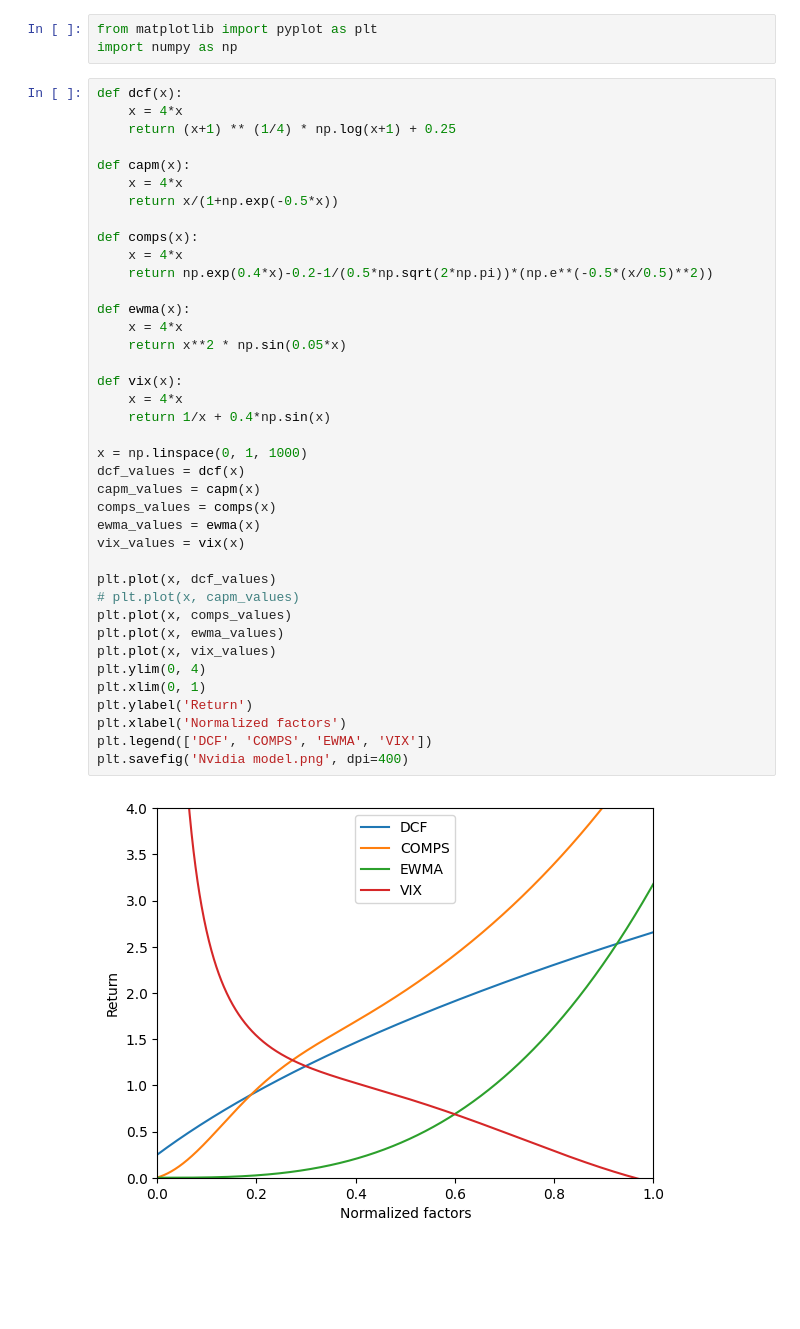
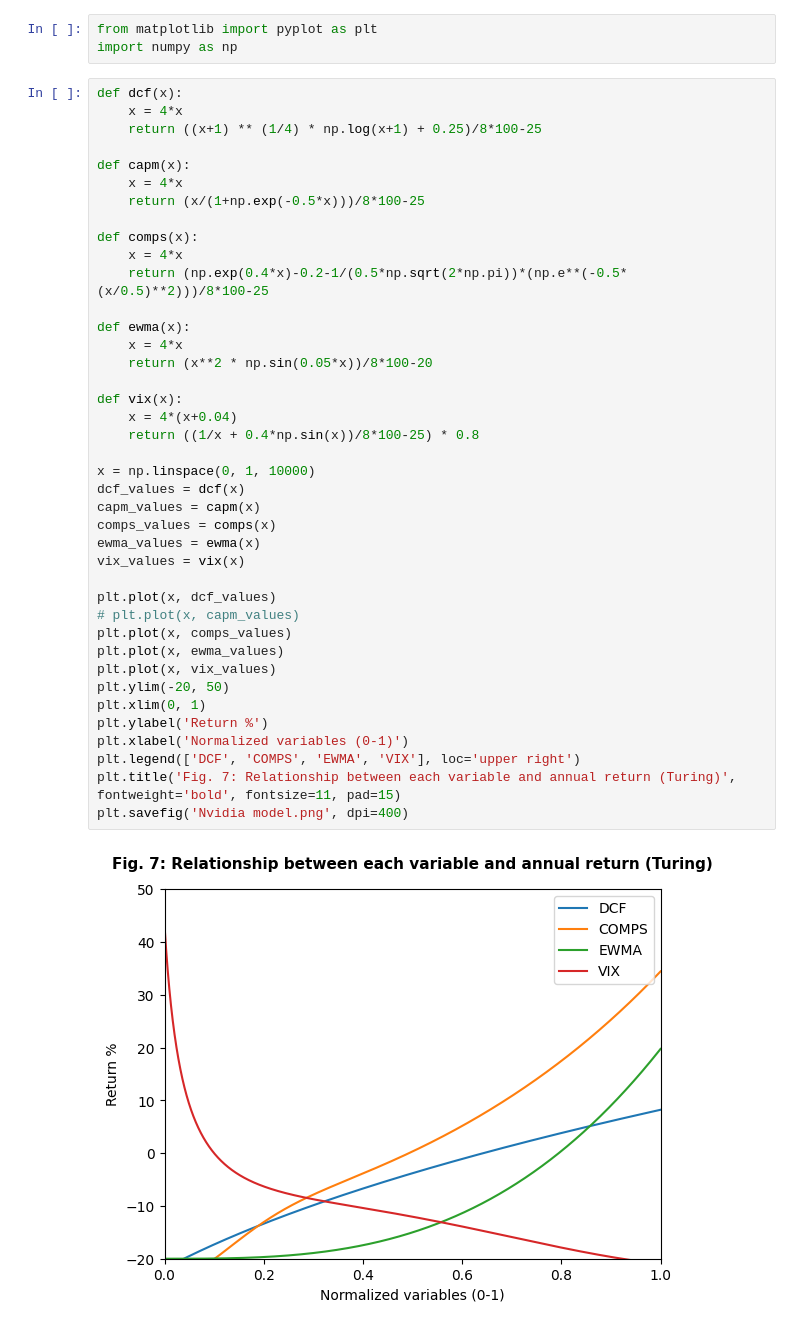
Before and after one commit to aliencaocao/wharton-comp, a Jupyter notebook: model_plot.ipynb, the cells around one changed output. Saved outputs shown, nothing was run; the diff lists cells and outputs as text; blank space fills up the shorter version.

```diff
--- a/model_plot.ipynb
+++ b/model_plot.ipynb
@@ -4,41 +4,42 @@ import numpy as np
 # %%
 def dcf(x):
     x = 4*x
-    return (x+1) ** (1/4) * np.log(x+1) + 0.25
+    return ((x+1) ** (1/4) * np.log(x+1) + 0.25)/8*100-25
 
 def capm(x):
     x = 4*x
-    return x/(1+np.exp(-0.5*x))
+    return (x/(1+np.exp(-0.5*x)))/8*100-25
 
 def comps(x):
     x = 4*x
-    return np.exp(0.4*x)-0.2-1/(0.5*np.sqrt(2*np.pi))*(np.e**(-0.5*(x/0.5)**2))
+    return (np.exp(0.4*x)-0.2-1/(0.5*np.sqrt(2*np.pi))*(np.e**(-0.5*(x/0.5)**2)))/8*100-25
 
 def ewma(x):
     x = 4*x
-    return x**2 * np.sin(0.05*x)
+    return (x**2 * np.sin(0.05*x))/8*100-20
 
 def vix(x):
-    x = 4*x
-    return 1/x + 0.4*np.sin(x)
+    x = 4*(x+0.04)
+    return ((1/x + 0.4*np.sin(x))/8*100-25) * 0.8
 
-x = np.linspace(0, 1, 1000)
+x = np.linspace(0, 1, 10000)
 dcf_values = dcf(x)
 capm_values = capm(x)
 comps_values = comps(x)
 ewma_values = ewma(x)
 vix_values = vix(x)
 
 plt.plot(x, dcf_values)
 # plt.plot(x, capm_values)
 plt.plot(x, comps_values)
 plt.plot(x, ewma_values)
 plt.plot(x, vix_values)
-plt.ylim(0, 4)
+plt.ylim(-20, 50)
 plt.xlim(0, 1)
-plt.ylabel('Return')
-plt.xlabel('Normalized factors')
-plt.legend(['DCF', 'COMPS', 'EWMA', 'VIX'])
+plt.ylabel('Return %')
+plt.xlabel('Normalized variables (0-1)')
+plt.legend(['DCF', 'COMPS', 'EWMA', 'VIX'], loc='upper right')
+plt.title('Fig. 7: Relationship between each variable and annual return (Turing)', fontweight='bold', fontsize=11, pad=15)
 plt.savefig('Nvidia model.png', dpi=400)
 # %% [output]
-[figure, old version]
+[figure, new version]
```
Also changed, not shown: 5 other files.
